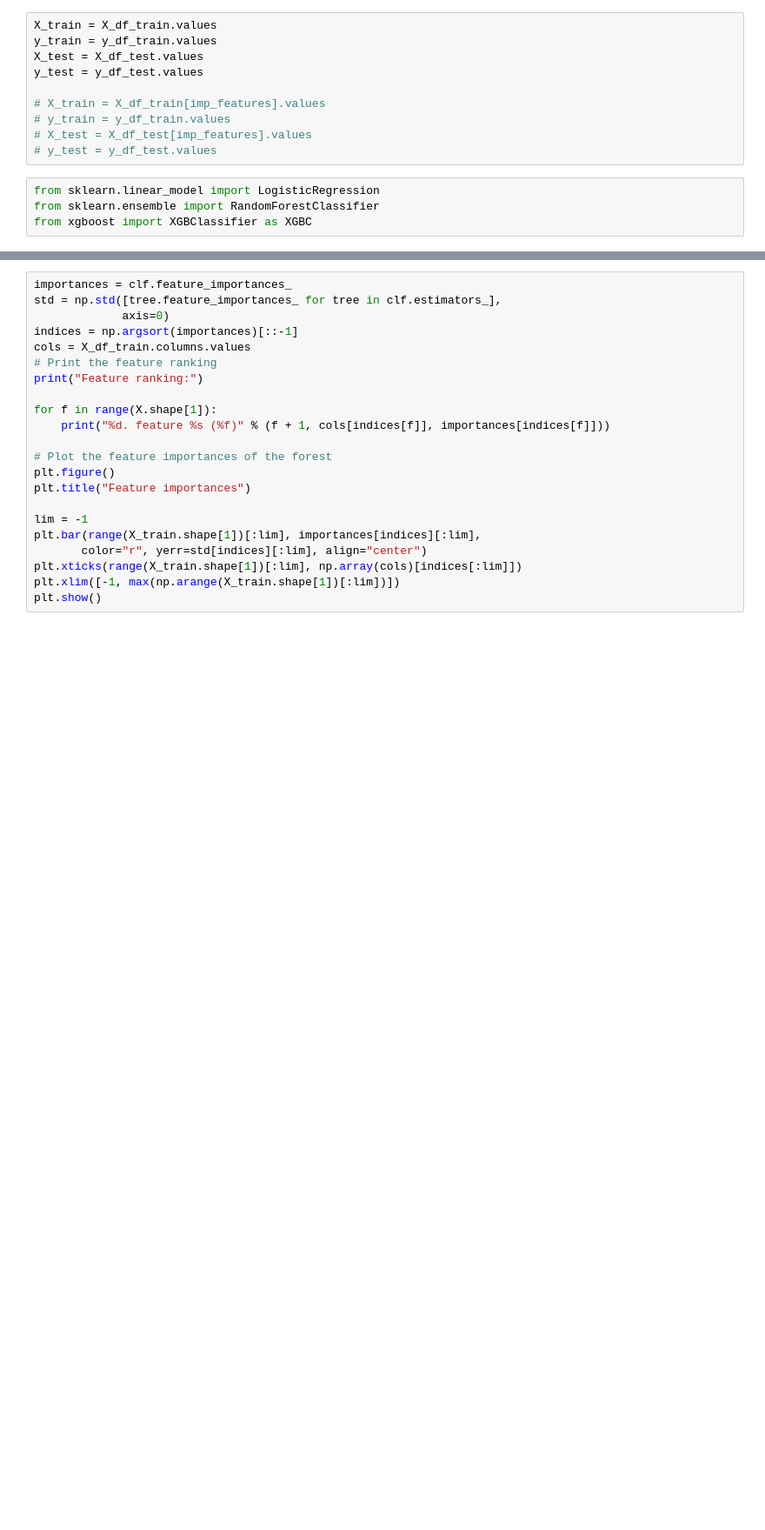
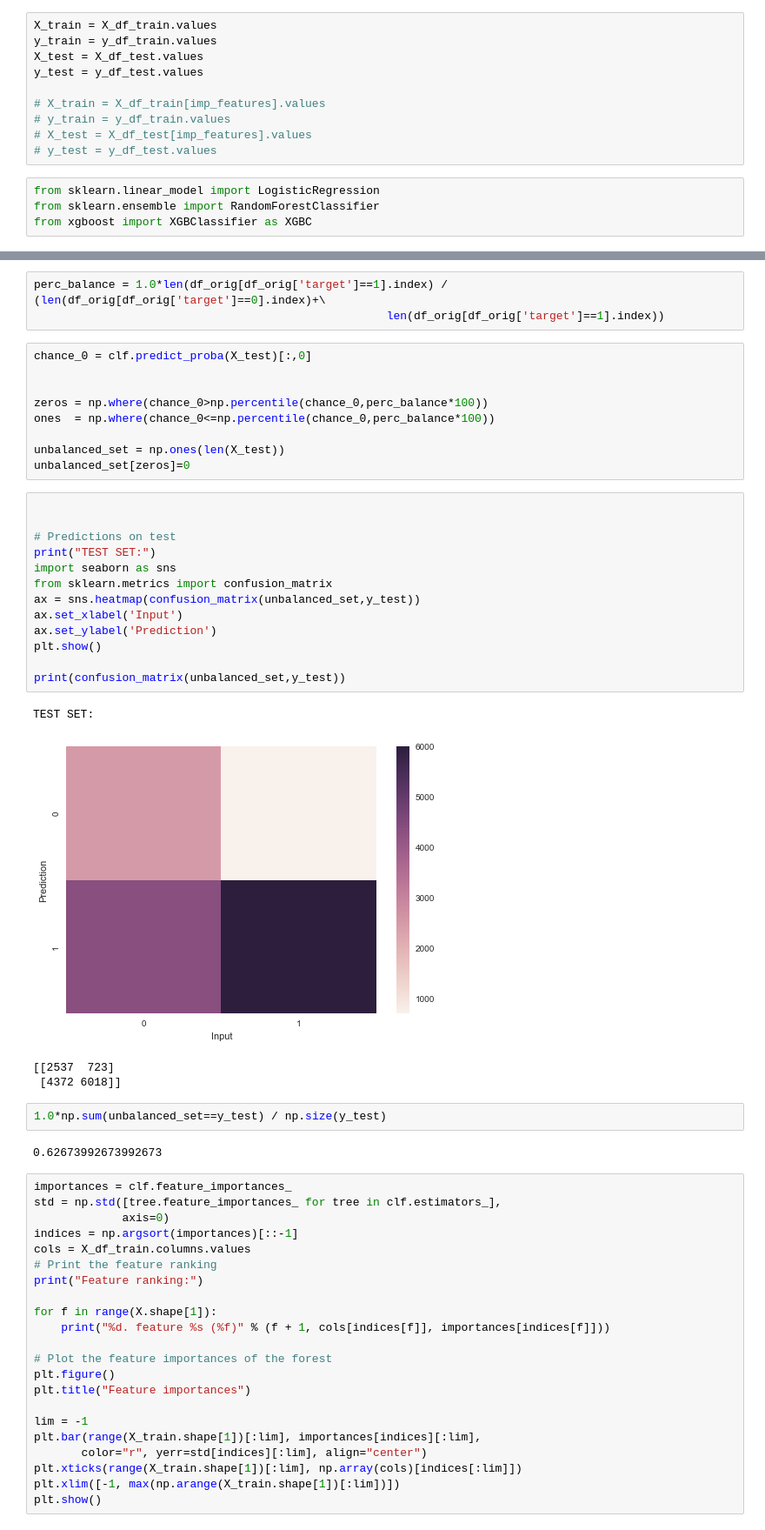
Before and after one commit to davidwilkinson/kaggle_hackathon_march2016, a Jupyter notebook: dmw_modelv1.ipynb, the cells around one changed output, grey strips where cells are left out. Shown: that part at 87% size. Saved outputs shown, nothing was run; the diff lists cells and outputs as text; blank space fills up the shorter version.

Commit message:
Re-balancing final predictions

```diff
--- a/dmw_modelv1.ipynb
+++ b/dmw_modelv1.ipynb
@@ -138,3 +142,37 @@ TEST SET:
+# %%
+perc_balance = 1.0*len(df_orig[df_orig['target']==1].index) / (len(df_orig[df_orig['target']==0].index)+\
+                                                    len(df_orig[df_orig['target']==1].index))
+# %%
+chance_0 = clf.predict_proba(X_test)[:,0]
+
+
+zeros = np.where(chance_0>np.percentile(chance_0,perc_balance*100))
+ones  = np.where(chance_0<=np.percentile(chance_0,perc_balance*100))
+
+unbalanced_set = np.ones(len(X_test))
+unbalanced_set[zeros]=0
+# %%
+
+
+# Predictions on test
+print("TEST SET:")
+import seaborn as sns
+from sklearn.metrics import confusion_matrix
+ax = sns.heatmap(confusion_matrix(unbalanced_set,y_test))
+ax.set_xlabel('Input')
+ax.set_ylabel('Prediction')
+plt.show()
+
+print(confusion_matrix(unbalanced_set,y_test))
+# %% [output]
+TEST SET:
+[figure, added]
+[[2537  723]
+ [4372 6018]]
+# %%
+1.0*np.sum(unbalanced_set==y_test) / np.size(y_test)
+# %% [output]
+0.62673992673992673
 # %%
 importances = clf.feature_importances_
 std = np.std([tree.feature_importances_ for tree in clf.estimators_],
```
Also changed, not shown: parts of 10 cells of this notebook, 1 other file.
